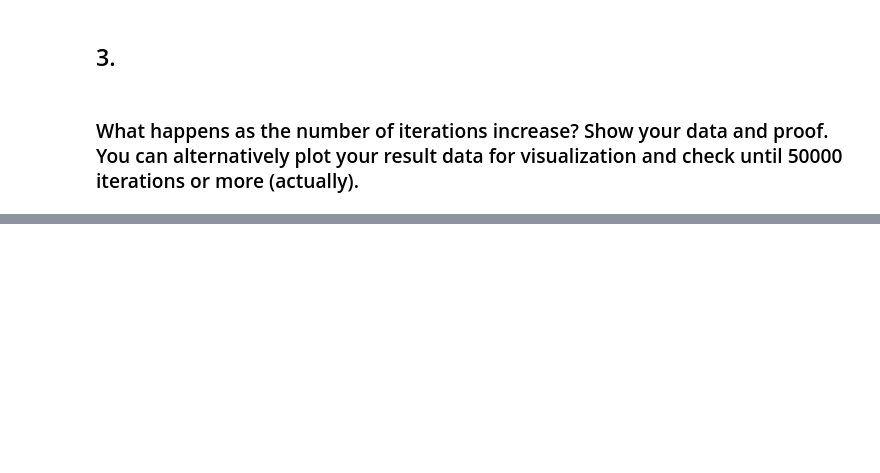
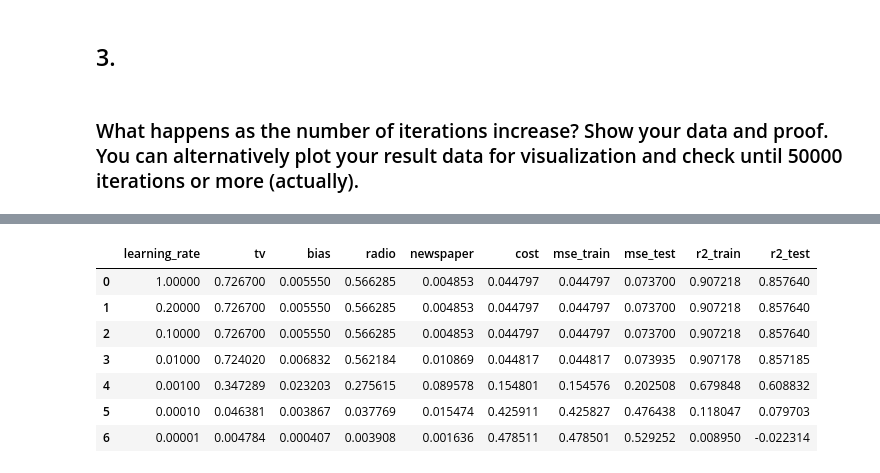
Before and after one commit to Pawmsdayl/CMSC197, a Jupyter notebook: Assignment2/[hw3].ipynb, the cells around one changed output, grey strips where cells are left out. Drawn from its saved outputs; the diff is of its cells as text; code cells hidden in the pictures; blank space fills up the shorter version.

```diff
--- a/Assignment2/[hw3].ipynb
+++ b/Assignment2/[hw3].ipynb
@@ -298,14 +308,12 @@ Both ^2 values are well above 0.75, which is considered as 'very strong positive
 # %% [markdown]
 ### What happens as the number of iterations increase? Show your data and proof. You can alternatively plot your result data for visualization and check until 50000 iterations or more (actually).
 # %%
-# gradient descent with history function
-
 """
 Since other parameters must be constant, results are the same at the same nth iteration.
 Hence we only need to store the results. This will improve performance.
 """
 
-# function to store iteration history
+# gradient descent with history function
 def grad_descent_iteration_history(x, y, learning_rate, max_iteration, iteration_history):
     weights = initialize_weights()
     cost_history = []
@@ -321,6 +329,22 @@ def grad_descent_iteration_history(x, y, learning_rate, max_iteration, iteration
         iteration_history['num_iterations'].append(num_iteration+1)
         iteration_history['weights'].append(weights)
         iteration_history['cost'].append(cost)
+
+    # calculate metrics
+    for weights in iteration_history['weights']:
+        y_train_pred = predict(x_train, weights)
+        y_test_pred = predict(x_test, weights)
+
+        mse_train = compute_cost(y_train, y_train_pred)
+        mse_test = compute_cost(y_test, y_test_pred)
+
+        r2_train = r2_score(y_train, y_train_pred)
+        r2_test = r2_score(y_test, y_test_pred)
+
+        iteration_history['mse_train'].append(mse_train)
+        iteration_history['mse_test'].append(mse_test)
+        iteration_history['r2_train'].append(r2_train)
+        iteration_history['r2_test'].append(r2_test)
 # %%
 # store results
 iteration_history = {
@@ -447,0 +644,37 @@ Kumar, A. (2023 Dec 29). *Mean Squared Error or R-Squared – Which one to use?*
+# %%
+lr_metric_values = {
+    'learning_rate': [],
+    'tv': [],
+    'bias': [],
+    'radio': [],
+    'newspaper': [],
+    'cost': [],
+    'mse_train': [],
+    'mse_test': [],
+    'r2_train': [],
+    'r2_test': []
+}
+
+for lr in learning_rates:
+    lr_metric_values['learning_rate'].append(lr)
+    lr_metric_values['tv'].append(lr_history[lr]['weights'][-1][1])
+    lr_metric_values['bias'].append(lr_history[lr]['weights'][-1][0])
+    lr_metric_values['radio'].append(lr_history[lr]['weights'][-1][2])
+    lr_metric_values['newspaper'].append(lr_history[lr]['weights'][-1][3])
+    lr_metric_values['cost'].append(lr_history[lr]['cost'][-1])
+    lr_metric_values['mse_train'].append(lr_history[lr]['mse_train'][-1])
+    lr_metric_values['mse_test'].append(lr_history[lr]['mse_test'][-1])
+    lr_metric_values['r2_train'].append(lr_history[lr]['r2_train'][-1])
+    lr_metric_values['r2_test'].append(lr_history[lr]['r2_test'][-1])
+
+learning_rate_df = pd.DataFrame(lr_metric_values)
+learning_rate_df
+# %% [output]
+|  | learning_rate | tv | bias | radio | newspaper | cost | mse_train | mse_test | r2_train | r2_test |
+| 0 | 1.00000 | 0.726700 | 0.005550 | 0.566285 | 0.004853 | 0.044797 | 0.044797 | 0.073700 | 0.907218 | 0.857640 |
+| 1 | 0.20000 | 0.726700 | 0.005550 | 0.566285 | 0.004853 | 0.044797 | 0.044797 | 0.073700 | 0.907218 | 0.857640 |
+| 2 | 0.10000 | 0.726700 | 0.005550 | 0.566285 | 0.004853 | 0.044797 | 0.044797 | 0.073700 | 0.907218 | 0.857640 |
+| 3 | 0.01000 | 0.724020 | 0.006832 | 0.562184 | 0.010869 | 0.044817 | 0.044817 | 0.073935 | 0.907178 | 0.857185 |
+| 4 | 0.00100 | 0.347289 | 0.023203 | 0.275615 | 0.089578 | 0.154801 | 0.154576 | 0.202508 | 0.679848 | 0.608832 |
+| 5 | 0.00010 | 0.046381 | 0.003867 | 0.037769 | 0.015474 | 0.425911 | 0.425827 | 0.476438 | 0.118047 | 0.079703 |
+| 6 | 0.00001 | 0.004784 | 0.000407 | 0.003908 | 0.001636 | 0.478511 | 0.478501 | 0.529252 | 0.008950 | -0.022314 |
```
Also changed, not shown: parts of 22 cells of this notebook.
